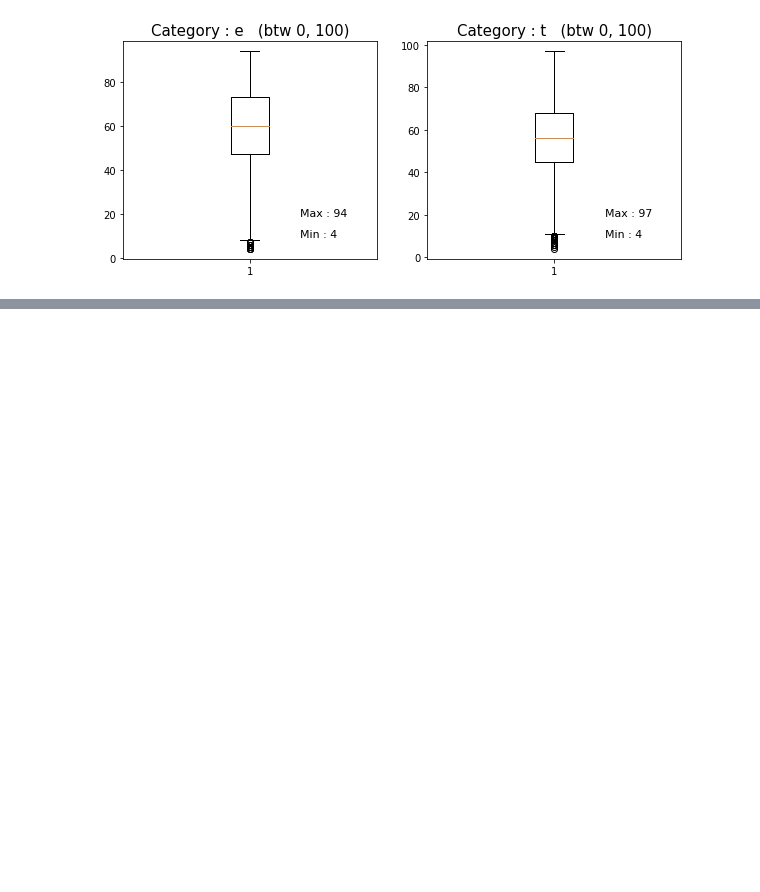
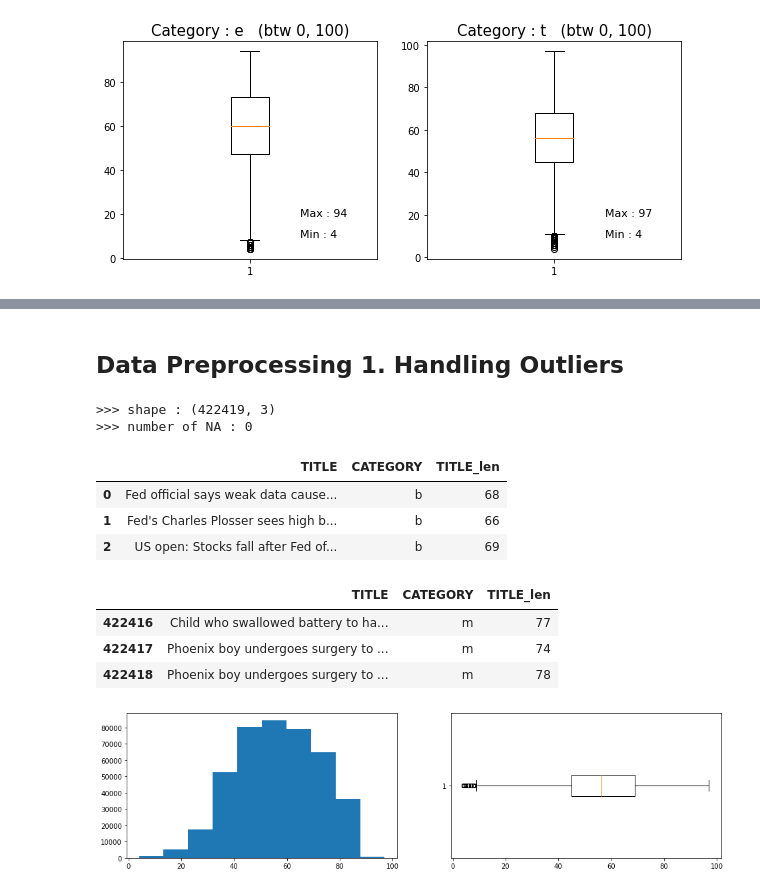
Before and after one commit to sam351/NLP_study, a Jupyter notebook: kaggle_news_dataset/201003_News-dataset_01_Train-LSTM.ipynb, the cells around one changed output, grey strips where cells are left out. Drawn from its saved outputs; the diff is of its cells as text; code cells hidden in the pictures; blank space fills up the shorter version.

Commit message:
Modify 201003_News-dataset_01_Train-LSTM.ipynb
- Add Data Preprocessing 1

```diff
--- a/kaggle_news_dataset/201003_News-dataset_01_Train-LSTM.ipynb
+++ b/kaggle_news_dataset/201003_News-dataset_01_Train-LSTM.ipynb
@@ -141,3 +141,31 @@ display(outlier_df)
 | 6 | http://www.womenhiv.org | m | 23 | www-womenhiv-www.womenhiv.org | 29 |
 | 7 | http://brooklyn.about.com/od/July... | e | 80 | brooklyn-about-Can-You-Watch-Macy... | 39 |
 | 8 | http://movies.about.com/od/Blog/t... | e | 77 | movies-about-Comic-Con-2014-The-F... | 55 |
+# %% [markdown]
+## Data Preprocessing 1. Handling Outliers
+# %%
+# Handling Outliers
+data.loc[data.TITLE_len>100, 'TITLE'] = data.loc[data.TITLE_len>100, 'TITLE'].apply(lambda x : x.split('\thttp')[0])
+data.loc[data.TITLE.str.startswith('http://'), 'TITLE'] = data.loc[data.TITLE.str.startswith('http://'), 'TITLE'].apply(lambda x : x.split('//')[-1].split('.')[0] + '-' + x.split('//')[-1].split('.')[1] + '-'  + x.split('/')[-1])
+data['TITLE_len'] = data['TITLE'].apply(len)
+
+
+# Check result
+show_table(data)
+
+fig, ax = plt.subplots(1, 2, figsize=(16, 4))
+ax[0].hist(data.TITLE_len)
+ax[1].boxplot(data.TITLE_len, vert=False)
+plt.show()
+# %% [output]
+>>> shape : (422419, 3)
+>>> number of NA : 0
+|  | TITLE | CATEGORY | TITLE_len |
+| 0 | Fed official says weak data cause... | b | 68 |
+| 1 | Fed's Charles Plosser sees high b... | b | 66 |
+| 2 | US open: Stocks fall after Fed of... | b | 69 |
+|  | TITLE | CATEGORY | TITLE_len |
+| 422416 | Child who swallowed battery to ha... | m | 77 |
+| 422417 | Phoenix boy undergoes surgery to ... | m | 74 |
+| 422418 | Phoenix boy undergoes surgery to ... | m | 78 |
+[figure, added]
```
